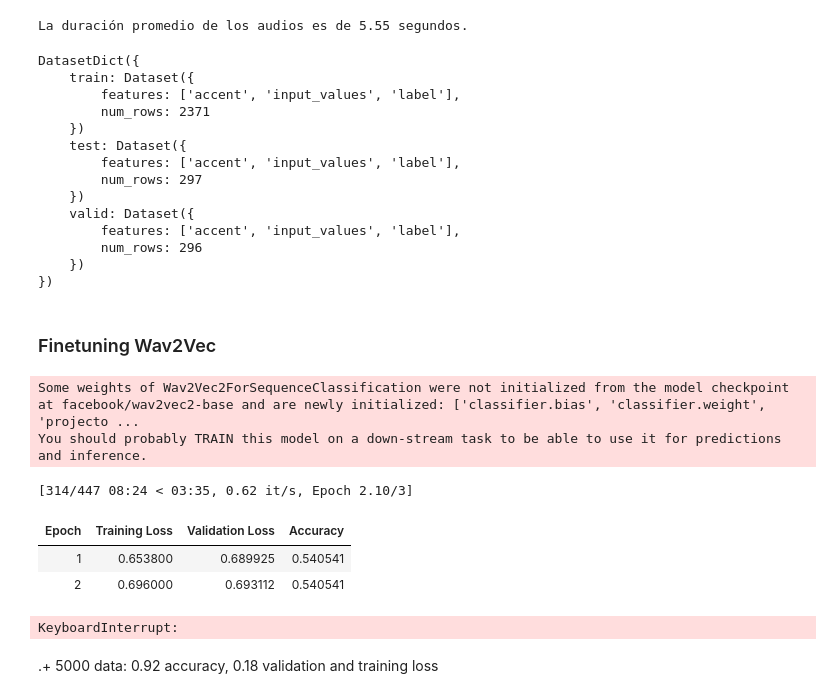
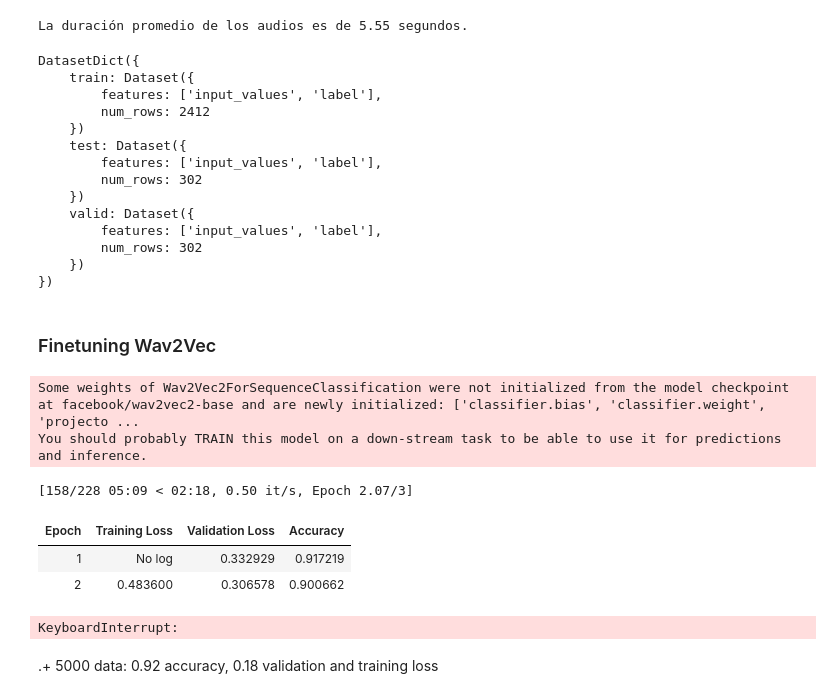
Before and after one commit to B4nitezDev/Phonemix, a Jupyter notebook: notebooks/experiment.ipynb, the cells around one changed output. Cells and saved outputs as stored; diff of their text form; code cells hidden in the pictures.

```diff
--- a/notebooks/experiment.ipynb
+++ b/notebooks/experiment.ipynb
@@ -53,7 +63,7 @@ validation_df = cv_1_validation.to_pandas()
 # Concatenar los DataFrames de train, validation y test
 # df = pd.concat([train_df, validation_df, test_df], ignore_index=True)
 
-df = train_df.sample(n=50000)
+df = train_df.sample(n=60000, random_state=3)
 
 # Filtrar por los valores de género (Male y Female) y por acento (US y England)
 df = df[df['gender'].isin(['male', 'female']) & df['accent'].isin(['us', 'england'])]
@@ -137,7 +147,7 @@ def load_audio(row):
         waveform = resampler(waveform)
 
     # Definir la longitud máxima (por ejemplo, 32000 muestras, ajusta según la duración de tu audio)
-    max_length = int(processor.feature_extractor.sampling_rate * 6)  # Ejemplo: 2 segundos de audio
+    max_length = int(processor.feature_extractor.sampling_rate * 5)  # Ejemplo: 2 segundos de audio
 
     # Aplicar el preprocesamiento de Wav2Vec2 con padding y truncation
     inputs = processor(waveform.squeeze().numpy(),
@@ -163,7 +173,7 @@ balanced_df['label'] = balanced_df['accent'].map(label2id)
 balanced_dataset = Dataset.from_pandas(balanced_df)
 
 # Seleccionar solo las columnas necesarias para el modelo
-balanced_dataset = balanced_dataset.remove_columns(['audio', 'path', 'up_votes', 'down_votes', 'age', 'gender', 'locale', 'segment', 'client_id', 'sentence'])
+balanced_dataset = balanced_dataset.remove_columns(['audio', 'path', 'up_votes', 'down_votes', 'age', 'gender', 'locale', 'segment', 'client_id', 'sentence', 'accent'])
 if '__index_level_0__' in balanced_dataset.column_names:
     balanced_dataset = balanced_dataset.remove_columns(['__index_level_0__'])
 
@@ -183,16 +193,16 @@ dataset
 # %% [output]
 DatasetDict({
     train: Dataset({
-        features: ['accent', 'input_values', 'label'],
-        num_rows: 2371
+        features: ['input_values', 'label'],
+        num_rows: 2412
     })
     test: Dataset({
-        features: ['accent', 'input_values', 'label'],
-        num_rows: 297
+        features: ['input_values', 'label'],
+        num_rows: 302
     })
     valid: Dataset({
-        features: ['accent', 'input_values', 'label'],
-        num_rows: 296
+        features: ['input_values', 'label'],
+        num_rows: 302
     })
 })
 # %% [markdown]
@@ -210,43 +220,44 @@ model = Wav2Vec2ForSequenceClassification.from_pretrained(
 training_args = TrainingArguments(
     output_dir="./wav2vec2-accent-classification",
     evaluation_strategy="epoch",
-    per_device_train_batch_size=16,
-    per_device_eval_batch_size=16,
+    per_device_train_batch_size=32,
+    per_device_eval_batch_size=32,
     num_train_epochs=3,
     save_steps=500,
     eval_steps=500,
     logging_steps=100,
-    learning_rate=1e-4,
+    learning_rate=0.00001,
+    weight_decay=0.00001,
     save_total_limit=2,
     remove_unused_columns=False,
     report_to="none",  # No reporting to Weights & Biases, etc.
 )
 
 # Definir las funciones de evaluación
 def compute_metrics(pred):
     labels = pred.label_ids
     preds = pred.predictions.argmax(-1)
     accuracy = np.sum(preds == labels) / len(labels)
     return {"accuracy": accuracy}
 
 # Inicializar el Trainer
 trainer = Trainer(
     model=model,
     args=training_args,
     train_dataset=dataset["train"],
     eval_dataset=dataset["valid"],
     tokenizer=processor,
     compute_metrics=compute_metrics,
 )
 
 trainer.train()
 # %% [output]
 Some weights of Wav2Vec2ForSequenceClassification were not initialized from the model checkpoint at facebook/wav2vec2-base and are newly initialized: ['classifier.bias', 'classifier.weight', 'projecto ...
 You should probably TRAIN this model on a down-stream task to be able to use it for predictions and inference.
-[314/447 08:24 < 03:35, 0.62 it/s, Epoch 2.10/3]
+[158/228 05:09 < 02:18, 0.50 it/s, Epoch 2.07/3]
 | Epoch | Training Loss | Validation Loss | Accuracy |
-| 1 | 0.653800 | 0.689925 | 0.540541 |
-| 2 | 0.696000 | 0.693112 | 0.540541 |
+| 1 | No log | 0.332929 | 0.917219 |
+| 2 | 0.483600 | 0.306578 | 0.900662 |
 KeyboardInterrupt:
 # %% [markdown]
 .+ 5000 data: 0.92 accuracy, 0.18 validation and training loss
```
Also changed, not shown: parts of 3 cells of this notebook, 1 other file.
